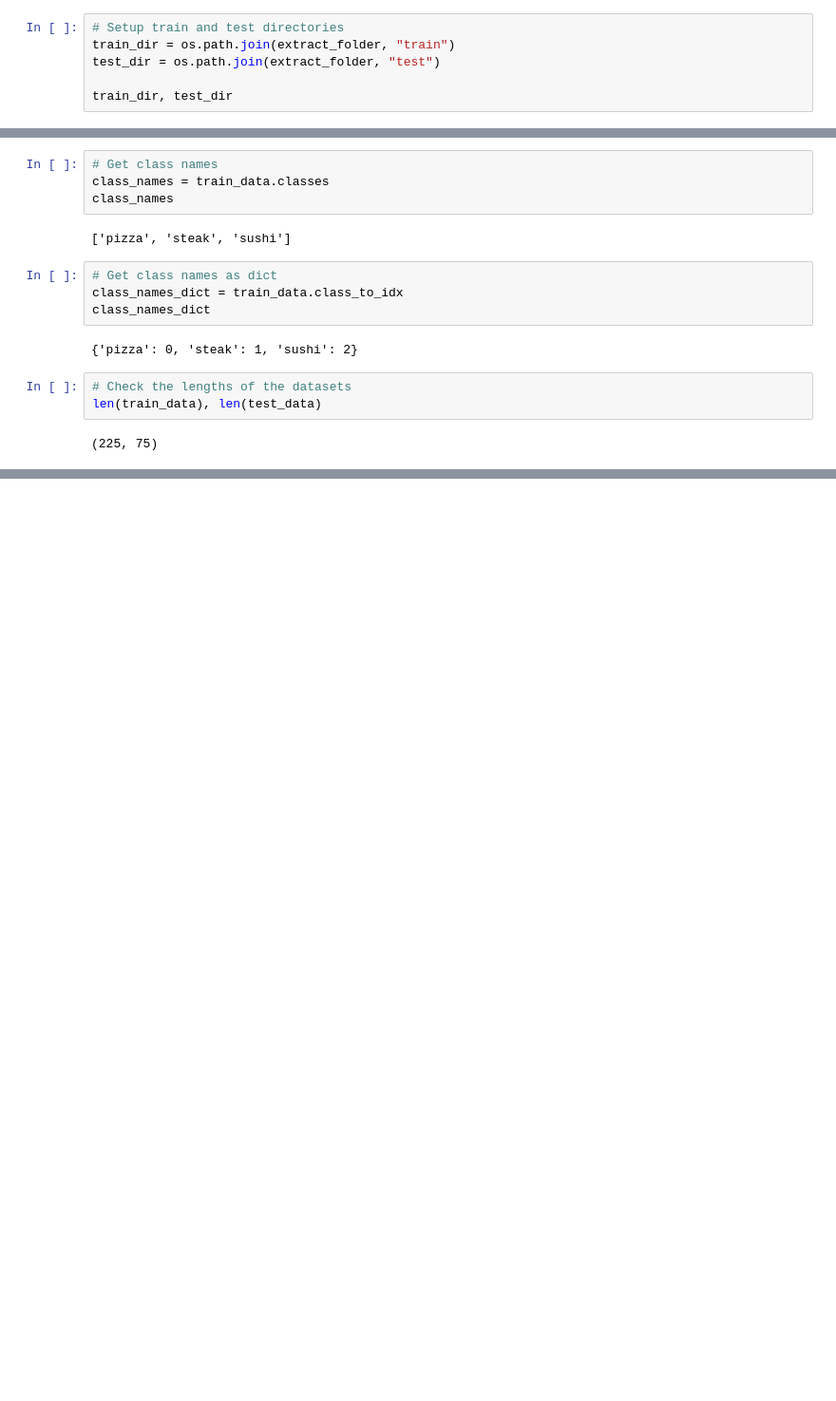
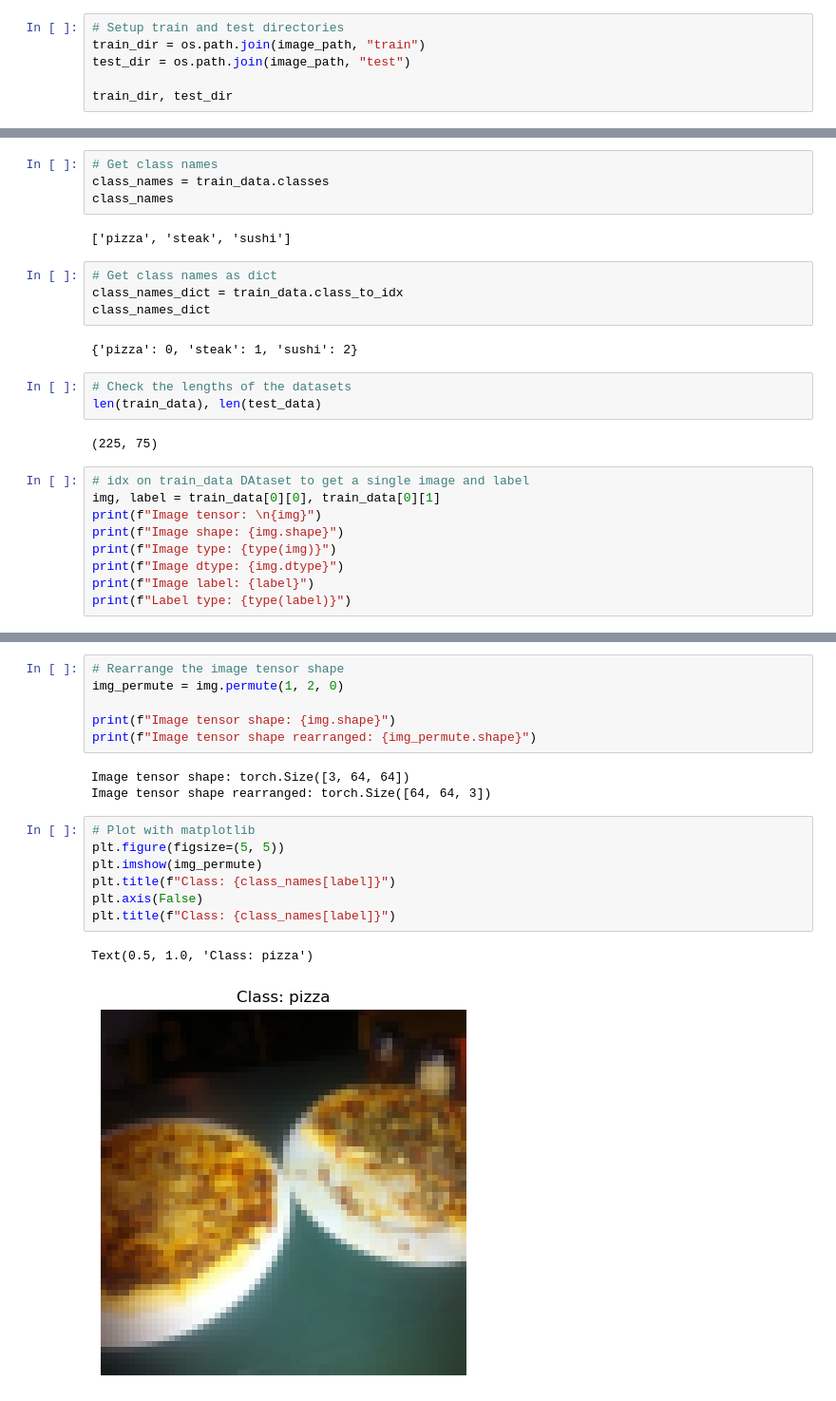
Before and after one commit to gvtsch/ZTM_Pytorch_ud, a Jupyter notebook: 04_pytorch_custom_datasets.ipynb, the cells around one changed output, grey strips where cells are left out. Shown at 95% size. Drawn from its saved outputs; the diff is of its cells as text; blank space fills up the shorter version.

```diff
--- a/04_pytorch_custom_datasets.ipynb
+++ b/04_pytorch_custom_datasets.ipynb
@@ -117,7 +107,7 @@ There are 0 directories and 72 images in 'Food101_pizza_steak_sushi\train\sushi'
 # %%
 # Setup train and test directories
-train_dir = os.path.join(extract_folder, "train")
-test_dir = os.path.join(extract_folder, "test")
+train_dir = os.path.join(image_path, "train")
+test_dir = os.path.join(image_path, "test")
 
 train_dir, test_dir
 # %% [output]
@@ -321,3 +311,12 @@ class_names_dict
 len(train_data), len(test_data)
 # %% [output]
 (225, 75)
+# %%
+# idx on train_data DAtaset to get a single image and label
+img, label = train_data[0][0], train_data[0][1]
+print(f"Image tensor: \n{img}")
+print(f"Image shape: {img.shape}")
+print(f"Image type: {type(img)}")
+print(f"Image dtype: {img.dtype}")
+print(f"Image label: {label}")
+print(f"Label type: {type(label)}")
@@ -323,0 +341,19 @@ len(train_data), len(test_data)
+# %%
+# Rearrange the image tensor shape
+img_permute = img.permute(1, 2, 0)
+
+print(f"Image tensor shape: {img.shape}")
+print(f"Image tensor shape rearranged: {img_permute.shape}")
+# %% [output]
+Image tensor shape: torch.Size([3, 64, 64])
+Image tensor shape rearranged: torch.Size([64, 64, 3])
+# %%
+# Plot with matplotlib
+plt.figure(figsize=(5, 5))
+plt.imshow(img_permute)
+plt.title(f"Class: {class_names[label]}")
+plt.axis(False)
+plt.title(f"Class: {class_names[label]}")
+# %% [output]
+Text(0.5, 1.0, 'Class: pizza')
+[figure, added]
```
Also changed, not shown: parts of 36 cells of this notebook.
